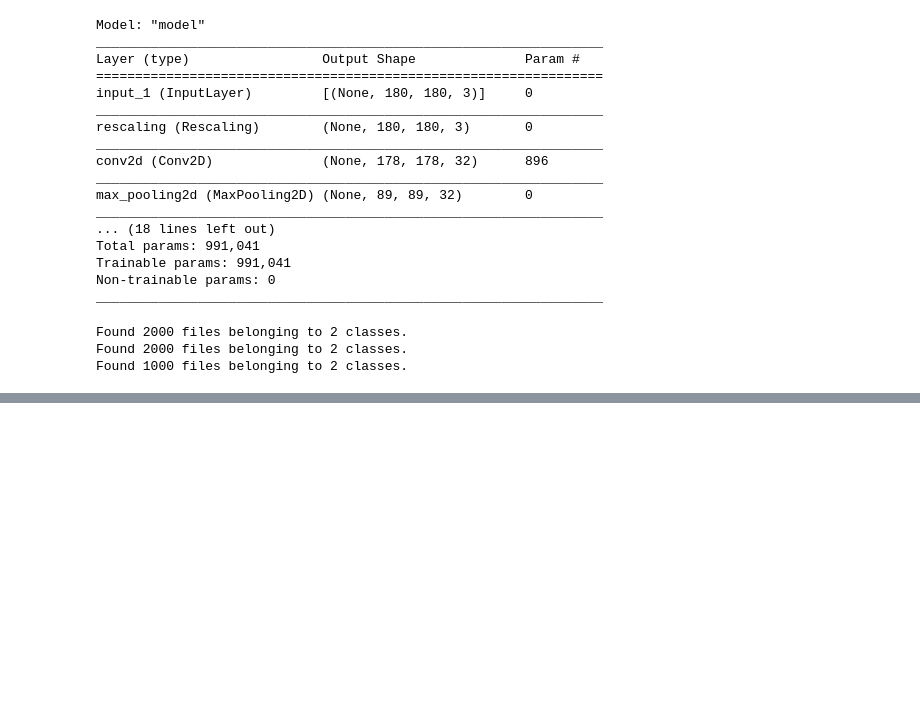
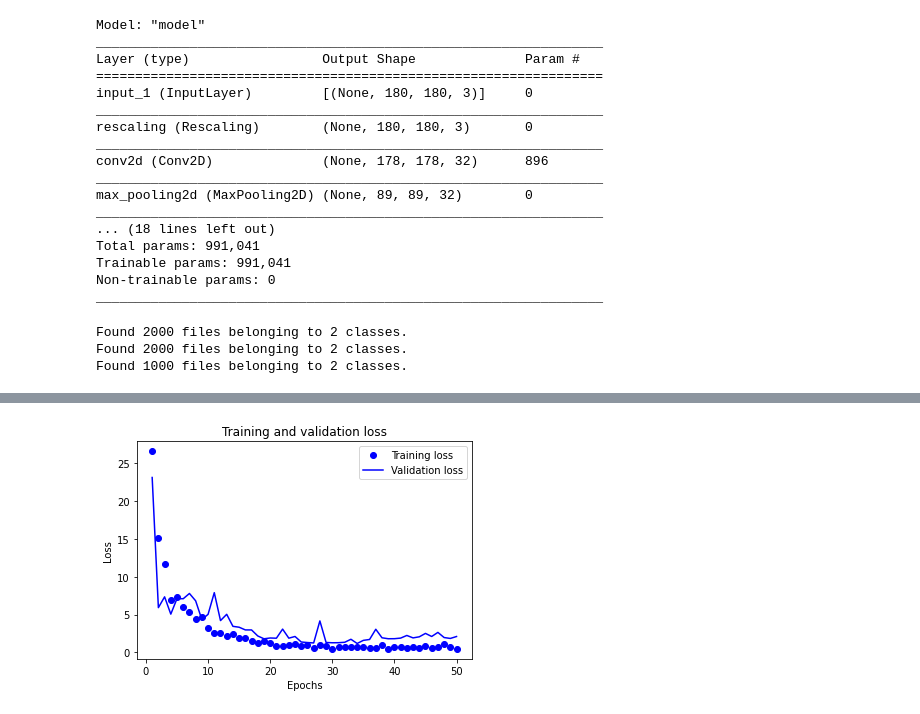
Before and after one commit to Y2Data/DLwP-keras, a Jupyter notebook: naiveCV.ipynb, the cells around one changed output, grey strips where cells are left out. Cells and saved outputs as stored; diff of their text form; code cells hidden in the pictures; blank space fills up the shorter version.

```diff
--- a/naiveCV.ipynb
+++ b/naiveCV.ipynb
@@ -256,0 +395,29 @@ plt.show()
+# %%
+data_aug = keras.Sequential([
+    layers.experimental.preprocessing.RandomFlip('horizontal'),
+    layers.experimental.preprocessing.RandomRotation(0.1),
+    layers.experimental.preprocessing.RandomZoom(0.2)])
+# %%
+inputs = layers.Input(shape=(180, 180, 3))
+x = data_aug(inputs)
+x = vgg16_frozen(x)
+x = layers.Flatten()(x)
+x = layers.Dense(256)(x)
+x = layers.Dropout(0.5)(x)
+outputs = layers.Dense(1, activation="sigmoid")(x)
+model = keras.Model(inputs, outputs)
+# %%
+model.compile(optimizer="rmsprop", loss="binary_crossentropy",
+              metrics=["accuracy"])
+callbacks = [keras.callbacks.ModelCheckpoint(
+    filepath="feature_extraction_with_data_aug.keras",
+    save_best_only=True,
+    monitor="val_loss"
+)]
+# %%
+history = model.fit(
+    train_dataset,
+    epochs=50,
+    validation_data=val_dataset,
+    callbacks=callbacks
+)
@@ -256,0 +449,4 @@ plt.show()
+# %%
+plot_loss(history)
+# %% [output]
+[figure, added]
```
Also changed, not shown: parts of 26 cells of this notebook.
